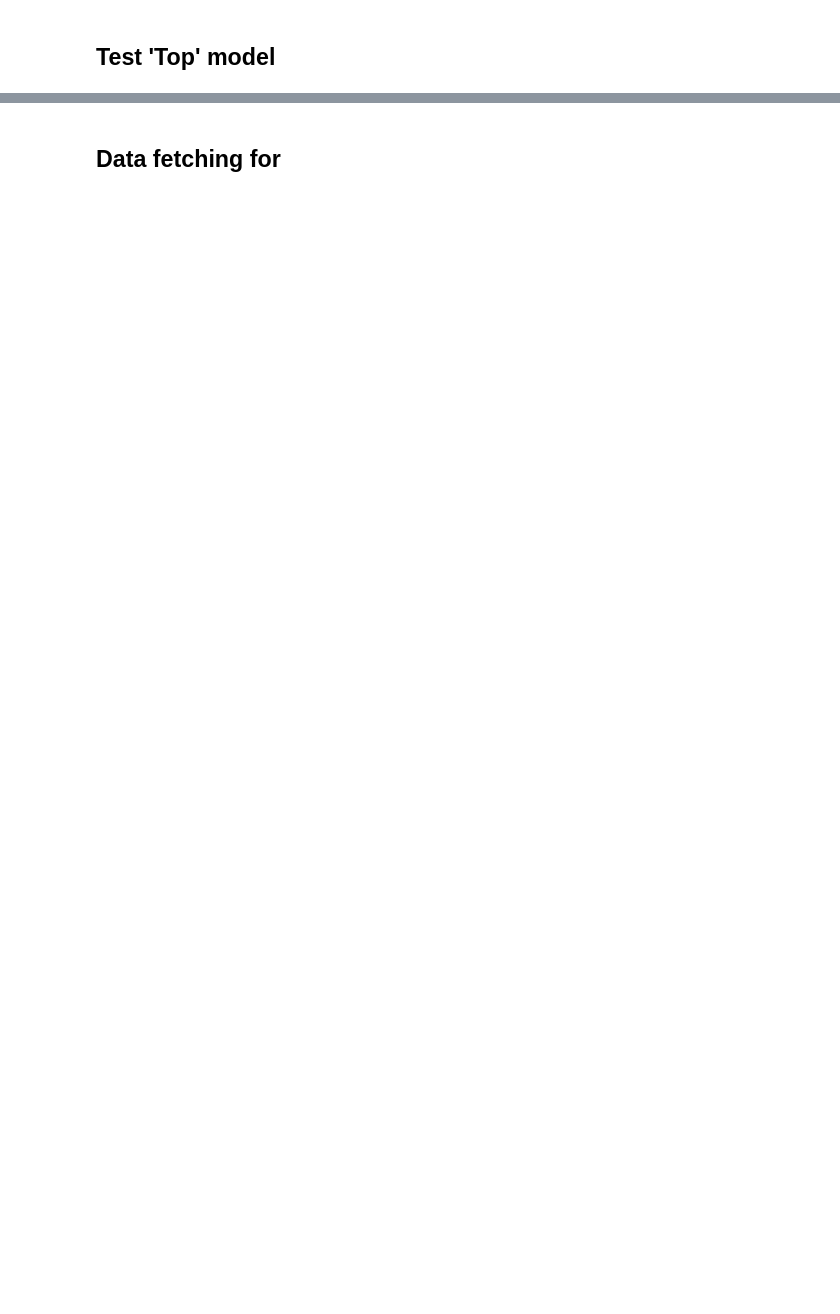
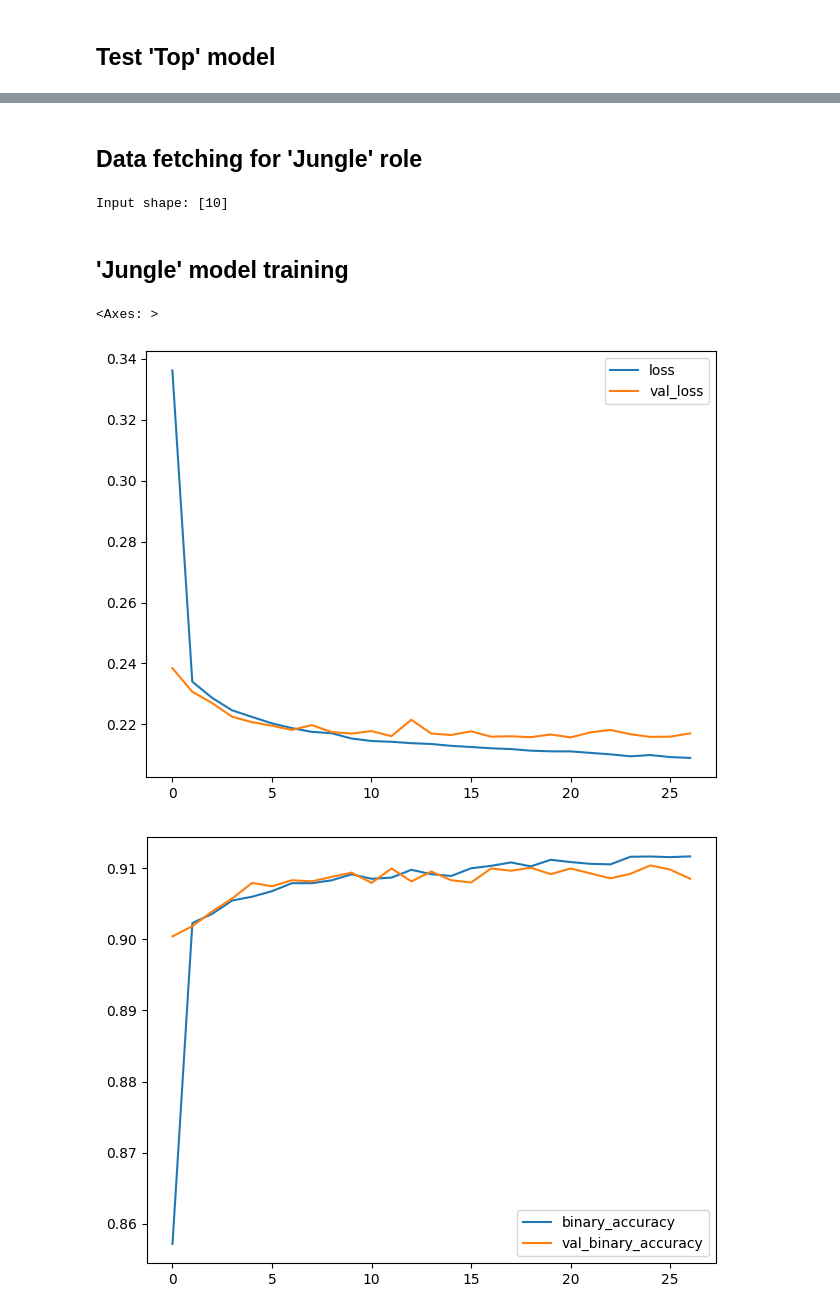
Before and after one commit to ARTHURVANBELLE/AI_LAB_MA1, a Jupyter notebook: models/1_models_win_loose.ipynb, the cells around one changed output, grey strips where cells are left out. Saved outputs shown, nothing was run; the diff lists cells and outputs as text; code cells hidden in the pictures; blank space fills up the shorter version.

```diff
--- a/models/1_models_win_loose.ipynb
+++ b/models/1_models_win_loose.ipynb
@@ -220,4 +222,29 @@ print(f"Predicted outcome for player 29: {'Win' if top_predicted_win_2 else 'Los
 Predicted outcome for player 21: Win
 Predicted outcome for player 29: Loss
 # %% [markdown]
-## Data fetching for
+## Data fetching for 'Jungle' role
+# %%
+jungle_X_train, jungle_X_valid, jungle_y_train, jungle_y_valid = get_role_data(player_roles[1])
+
+jungle_input_shape = [jungle_X_train.shape[1]]
+print("Input shape: {}".format(jungle_input_shape))
+# %% [output]
+Input shape: [10]
+# %% [markdown]
+## 'Jungle' model training
+# %%
+jungle_model = get_model(jungle_input_shape[0])
+
+jungle_history = train_model(
+    jungle_X_train, jungle_X_valid, jungle_y_train, jungle_y_valid, jungle_model,
+    epochs=100, batch_size=256)
+
+jungle_history_df = pd.DataFrame(jungle_history.history)
+
+# Plot the training and validation loss
+jungle_history_df.loc[0:, ['loss', 'val_loss']].plot()
+jungle_history_df.loc[0:, ['binary_accuracy', 'val_binary_accuracy']].plot()
+# %% [output]
+<Axes: >
+[figure, added]
+[figure, added]
```
Also changed, not shown: parts of 17 cells of this notebook.
